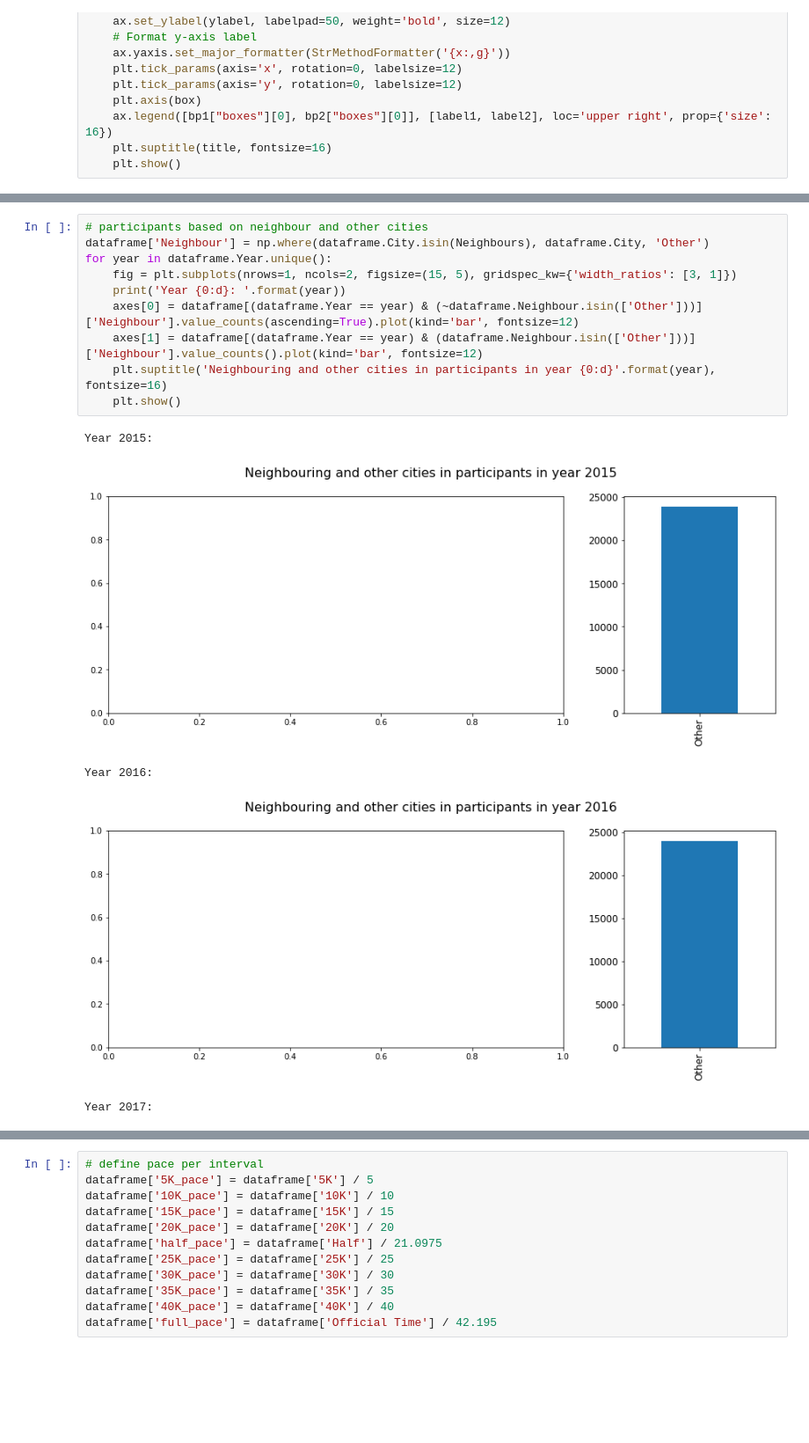
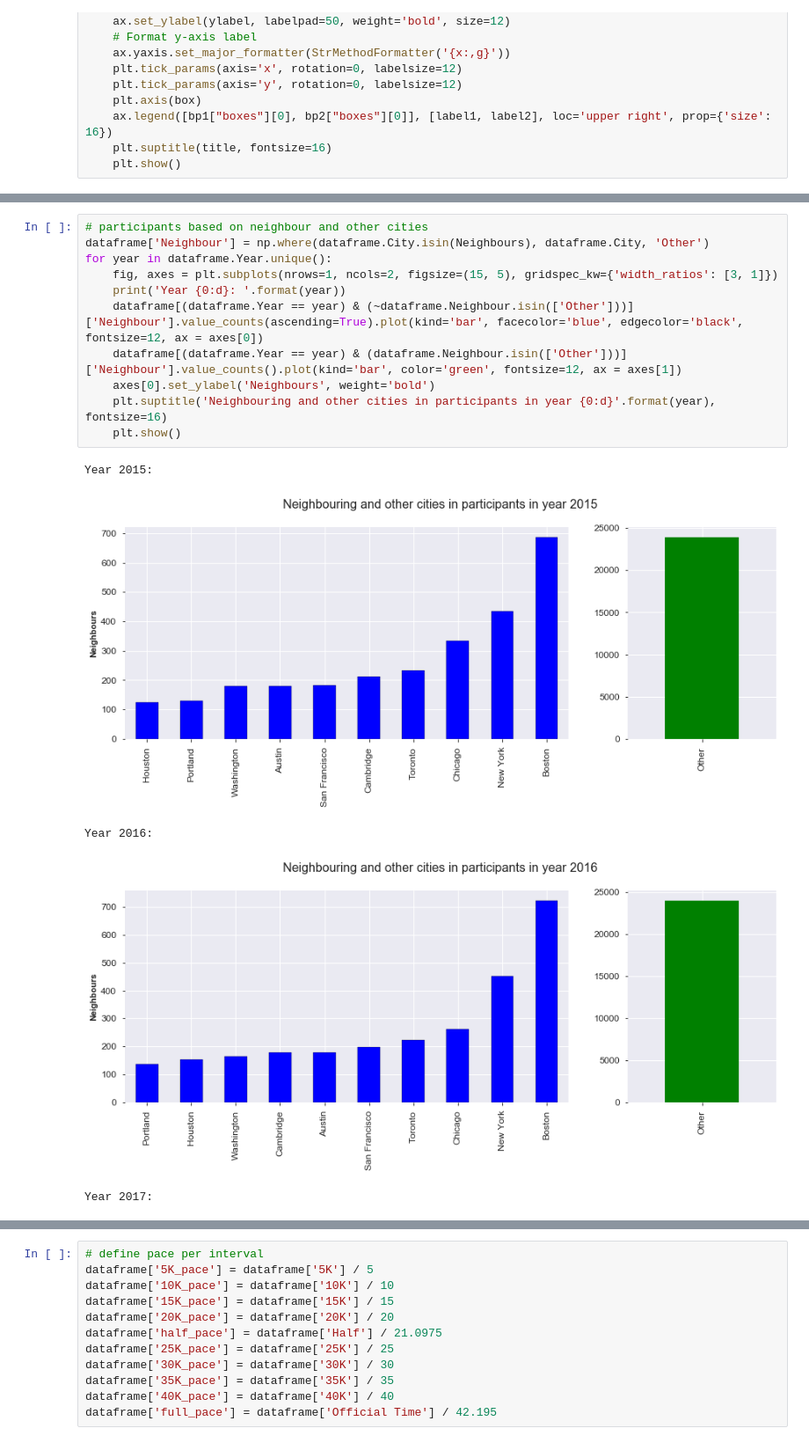
Before and after one commit to SeanHladkyj/Boston-marathon-project, a Jupyter notebook: Boston_Challenge.ipynb, the cells around one changed output, grey strips where cells are left out. Shown at 88% size. Drawn from its saved outputs; the diff is of its cells as text; blank space fills up the shorter version.

Commit message:
fixed plots

```diff
--- a/Boston_Challenge.ipynb
+++ b/Boston_Challenge.ipynb
@@ -234,16 +234,17 @@ Numbers: return = 2711; non-return = 23699
 # %%
 # participants based on neighbour and other cities
 dataframe['Neighbour'] = np.where(dataframe.City.isin(Neighbours), dataframe.City, 'Other')
 for year in dataframe.Year.unique():
-    fig = plt.subplots(nrows=1, ncols=2, figsize=(15, 5), gridspec_kw={'width_ratios': [3, 1]})
+    fig, axes = plt.subplots(nrows=1, ncols=2, figsize=(15, 5), gridspec_kw={'width_ratios': [3, 1]})
     print('Year {0:d}: '.format(year))
-    axes[0] = dataframe[(dataframe.Year == year) & (~dataframe.Neighbour.isin(['Other']))]['Neighbour'].value_counts(ascending=True).plot(kind='bar', fontsize=12)
-    axes[1] = dataframe[(dataframe.Year == year) & (dataframe.Neighbour.isin(['Other']))]['Neighbour'].value_counts().plot(kind='bar', fontsize=12)
+    dataframe[(dataframe.Year == year) & (~dataframe.Neighbour.isin(['Other']))]['Neighbour'].value_counts(ascending=True).plot(kind='bar', facecolor='blue', edgecolor='black', fontsize=12, ax = axes[0])
+    dataframe[(dataframe.Year == year) & (dataframe.Neighbour.isin(['Other']))]['Neighbour'].value_counts().plot(kind='bar', color='green', fontsize=12, ax = axes[1])
+    axes[0].set_ylabel('Neighbours', weight='bold')
     plt.suptitle('Neighbouring and other cities in participants in year {0:d}'.format(year), fontsize=16)
     plt.show()
 # %% [output]
 Year 2015:
-[figure, old version]
+[figure, new version]
 Year 2016:
-[figure, old version]
+[figure, new version]
 Year 2017:
```
Also changed, not shown: parts of 13 cells of this notebook, 1 other file.
